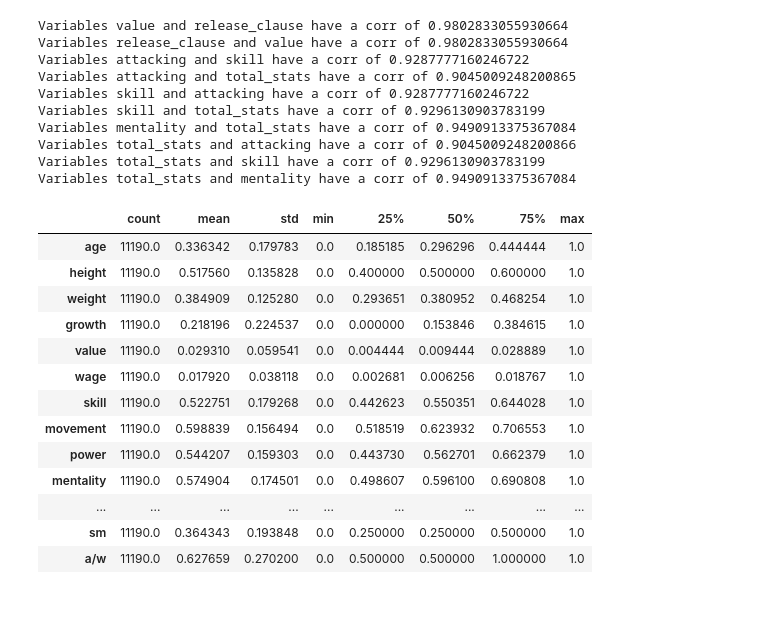
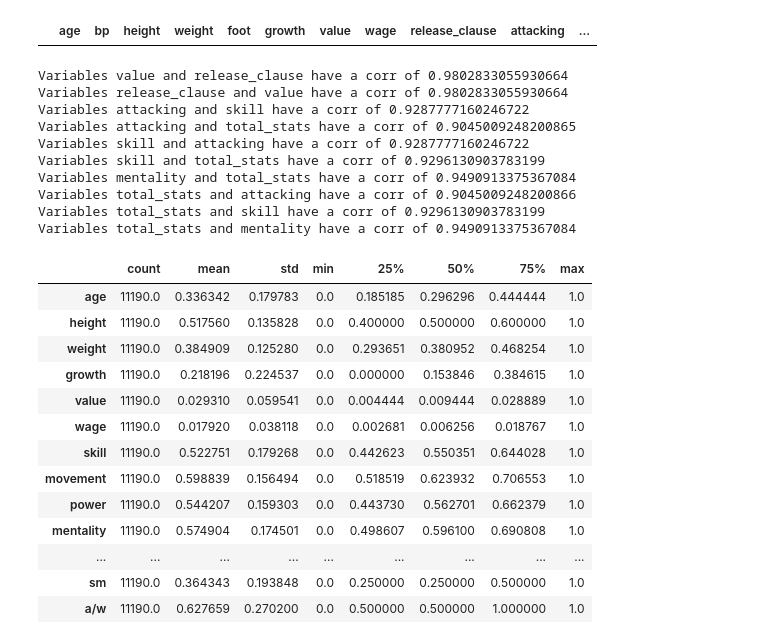
Before and after one commit to fbgr/fifa21_project, a Jupyter notebook: fifa.ipynb, the cells around one changed output. Drawn from its saved outputs; the diff is of its cells as text; code cells hidden in the pictures; blank space fills up the shorter version.

```diff
--- a/fifa.ipynb
+++ b/fifa.ipynb
@@ -51,33 +51,38 @@ def remove_stars(data,stars):
         data[column] = data[column].str.replace("★", "")
         data[column] = pd.to_numeric(data[column], errors='coerce')
     return data
 
 def labeling(column,old_names,labeling):
     labels = list(range(labeling[0],len(old_names)+1,labeling[1]))
     for i in range(len(old_names)):
         column = column.str.replace(old_names[i],str(labels[i]))
     column = pd.to_numeric(column)
     return column
 
 # Weight to numeric.
 data['weight'] = pd.to_numeric(data['weight'].str.replace("lbs", ""), errors='coerce')
 
 # Height to numeric.
 data['height'] = data['height'].str.replace("'", "+").str.replace('"', "/12").apply(eval)
 
 # Wage,Value,Release clause and Hits to numeric.
 data = money_to_num(data,['wage','value','hits','release_clause'])
 #hits it's not money but you can use the same function
 
 # Removing stars from columns
 data = remove_stars(data,['w/f','sm','ir'])
 
 # a/w and d/w labeling to 1,2,3
 data['a/w'] = labeling(data['a/w'],['Low','Medium','High'],[1,1])
 data['d/w'] = labeling(data['d/w'],['Low','Medium','High'],[1,1])
 
 # Filtering wage <= 0
 data = data[data['wage']>0]
+
+# Checking for duplicates
+data[data.duplicated()] #there's none
+# %% [output]
+|  | age | bp | height | weight | foot | growth | value | wage | release_clause | attacking | ... |
 # %%
 data_cat = data.select_dtypes(object)
 data_num = data.select_dtypes(np.number)
```
Also changed, not shown: parts of 3 cells of this notebook, 1 other file.
